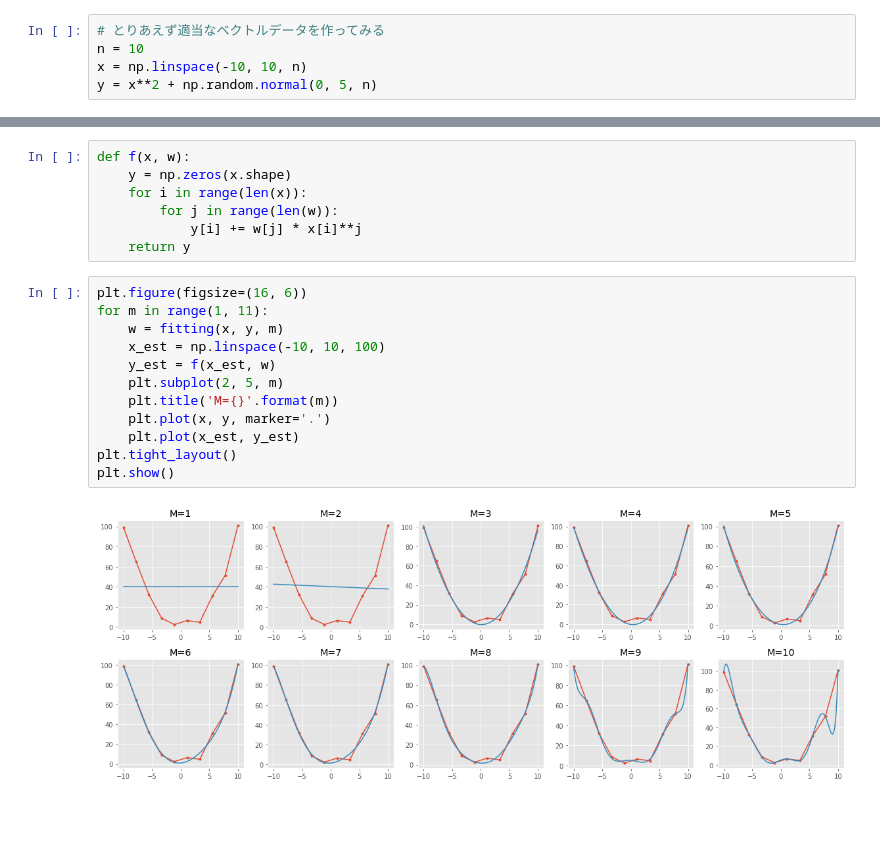
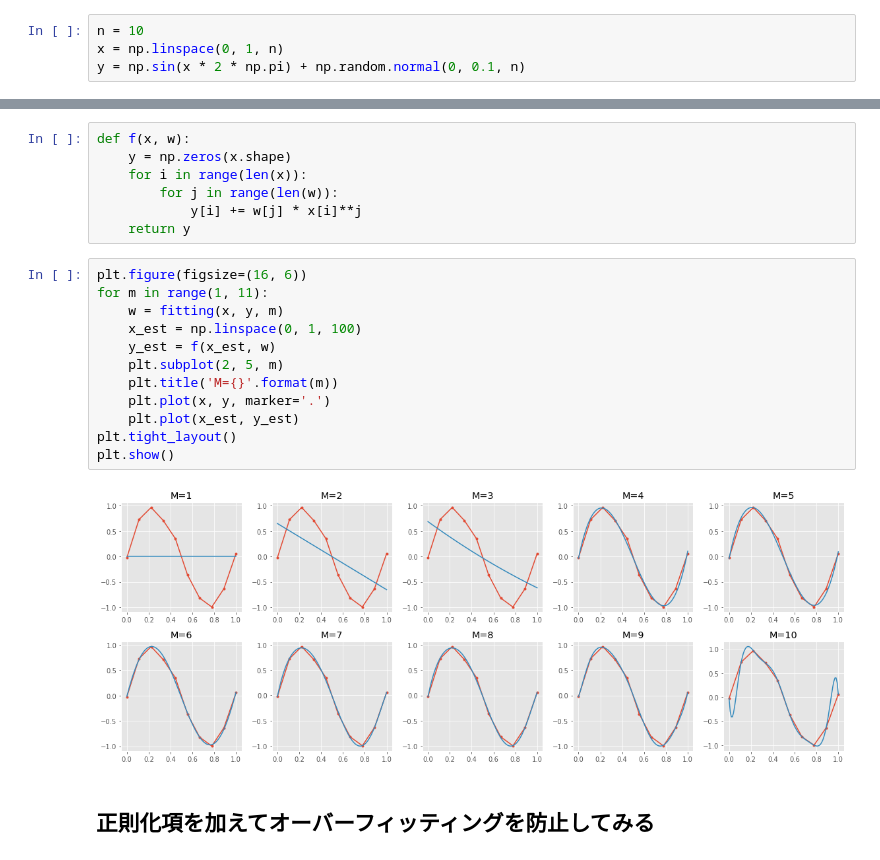
Before and after one commit to ryuz/training, a Jupyter notebook: prml/1_1_polynomial_curve_fitting.ipynb, the cells around one changed output, grey strips where cells are left out. Drawn from its saved outputs; the diff is of its cells as text; blank space fills up the shorter version.

```diff
--- a/prml/1_1_polynomial_curve_fitting.ipynb
+++ b/prml/1_1_polynomial_curve_fitting.ipynb
@@ -6,5 +10,4 @@ plt.style.use('ggplot')
 # %%
-# とりあえず適当なベクトルデータを作ってみる
 n = 10
-x = np.linspace(-10, 10, n)
-y = x**2 + np.random.normal(0, 5, n)
+x = np.linspace(0, 1, n)
+y = np.sin(x * 2 * np.pi) + np.random.normal(0, 0.1, n)
@@ -25,14 +35,16 @@ def f(x, w):
 # %%
 plt.figure(figsize=(16, 6))
 for m in range(1, 11):
     w = fitting(x, y, m)
-    x_est = np.linspace(-10, 10, 100)
+    x_est = np.linspace(0, 1, 100)
     y_est = f(x_est, w)
     plt.subplot(2, 5, m)
     plt.title('M={}'.format(m))
     plt.plot(x, y, marker='.')
     plt.plot(x_est, y_est)
 plt.tight_layout()
 plt.show()
 # %% [output]
-[figure, old version]
+[figure, new version]
+# %% [markdown]
+## 正則化項を加えてオーバーフィッティングを防止してみる
```
Also changed, not shown: parts of 6 cells of this notebook.
